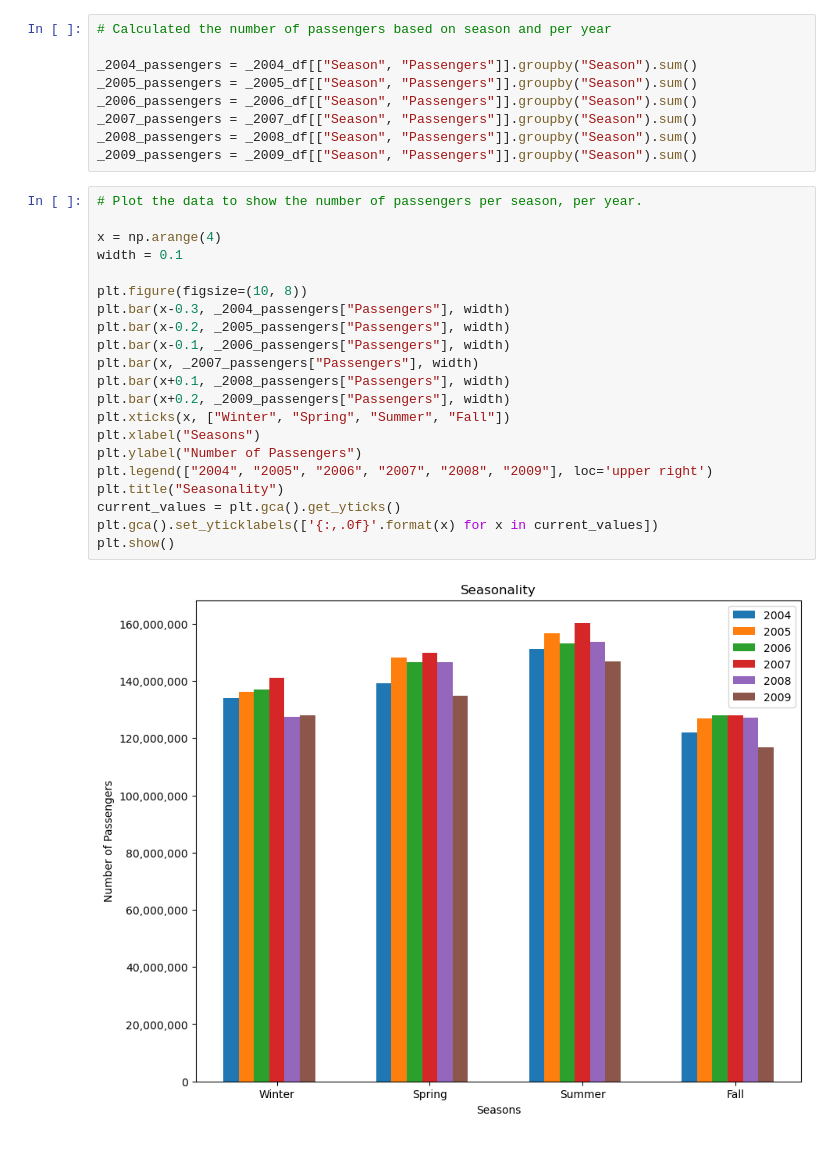
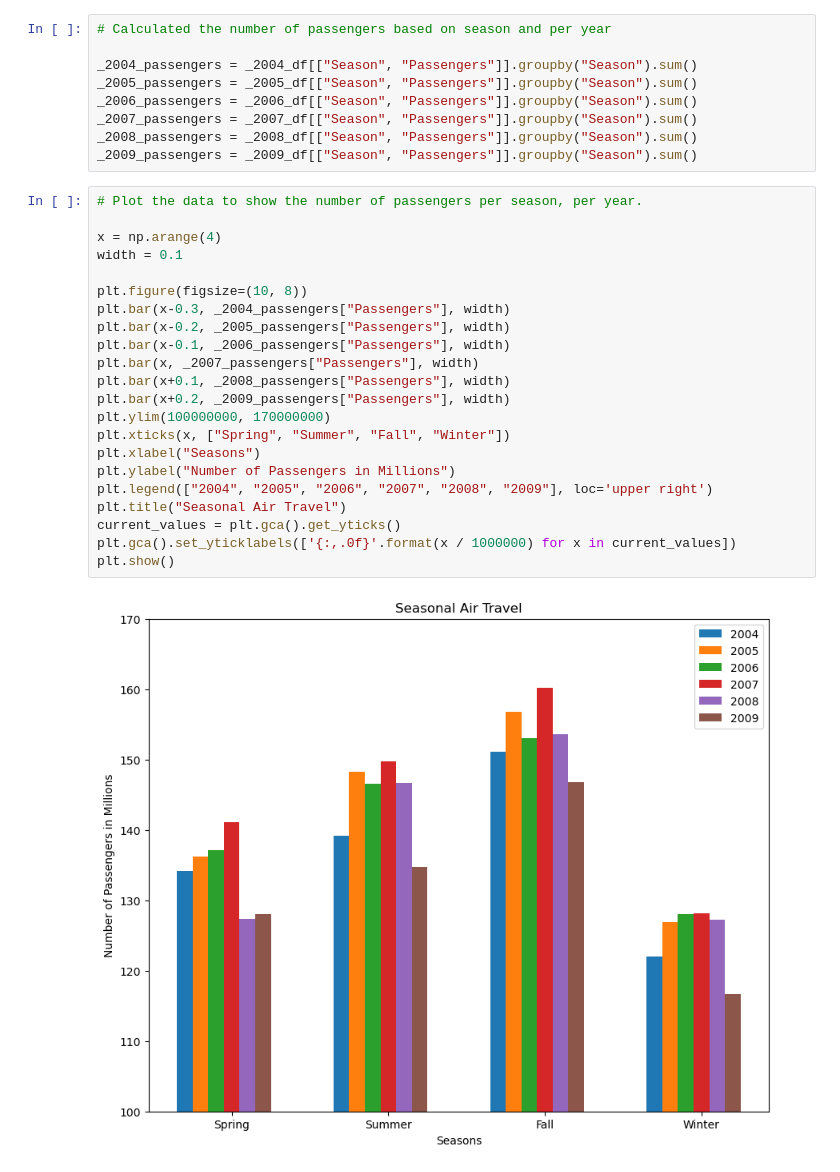
Before and after one commit to gigodata/08-EV-charging, a Jupyter notebook: Seasonality.ipynb, the cells around one changed output. Cells and saved outputs as stored; diff of their text form.

Commit message:
Updated the bar graph per suggestions.

```diff
--- a/Seasonality.ipynb
+++ b/Seasonality.ipynb
@@ -58,23 +58,24 @@ _2009_passengers = _2009_df[["Season", "Passengers"]].groupby("Season").sum()
 # %%
 # Plot the data to show the number of passengers per season, per year.
 
 x = np.arange(4)
 width = 0.1
 
 plt.figure(figsize=(10, 8))
 plt.bar(x-0.3, _2004_passengers["Passengers"], width)
 plt.bar(x-0.2, _2005_passengers["Passengers"], width)
 plt.bar(x-0.1, _2006_passengers["Passengers"], width)
 plt.bar(x, _2007_passengers["Passengers"], width)
 plt.bar(x+0.1, _2008_passengers["Passengers"], width)
 plt.bar(x+0.2, _2009_passengers["Passengers"], width)
-plt.xticks(x, ["Winter", "Spring", "Summer", "Fall"])
+plt.ylim(100000000, 170000000)
+plt.xticks(x, ["Spring", "Summer", "Fall", "Winter"])
 plt.xlabel("Seasons")
-plt.ylabel("Number of Passengers")
+plt.ylabel("Number of Passengers in Millions")
 plt.legend(["2004", "2005", "2006", "2007", "2008", "2009"], loc='upper right')
-plt.title("Seasonality")
+plt.title("Seasonal Air Travel")
 current_values = plt.gca().get_yticks()
-plt.gca().set_yticklabels(['{:,.0f}'.format(x) for x in current_values])
+plt.gca().set_yticklabels(['{:,.0f}'.format(x / 1000000) for x in current_values])
 plt.show()
 # %% [output]
-[figure, old version]
+[figure, new version]
```
